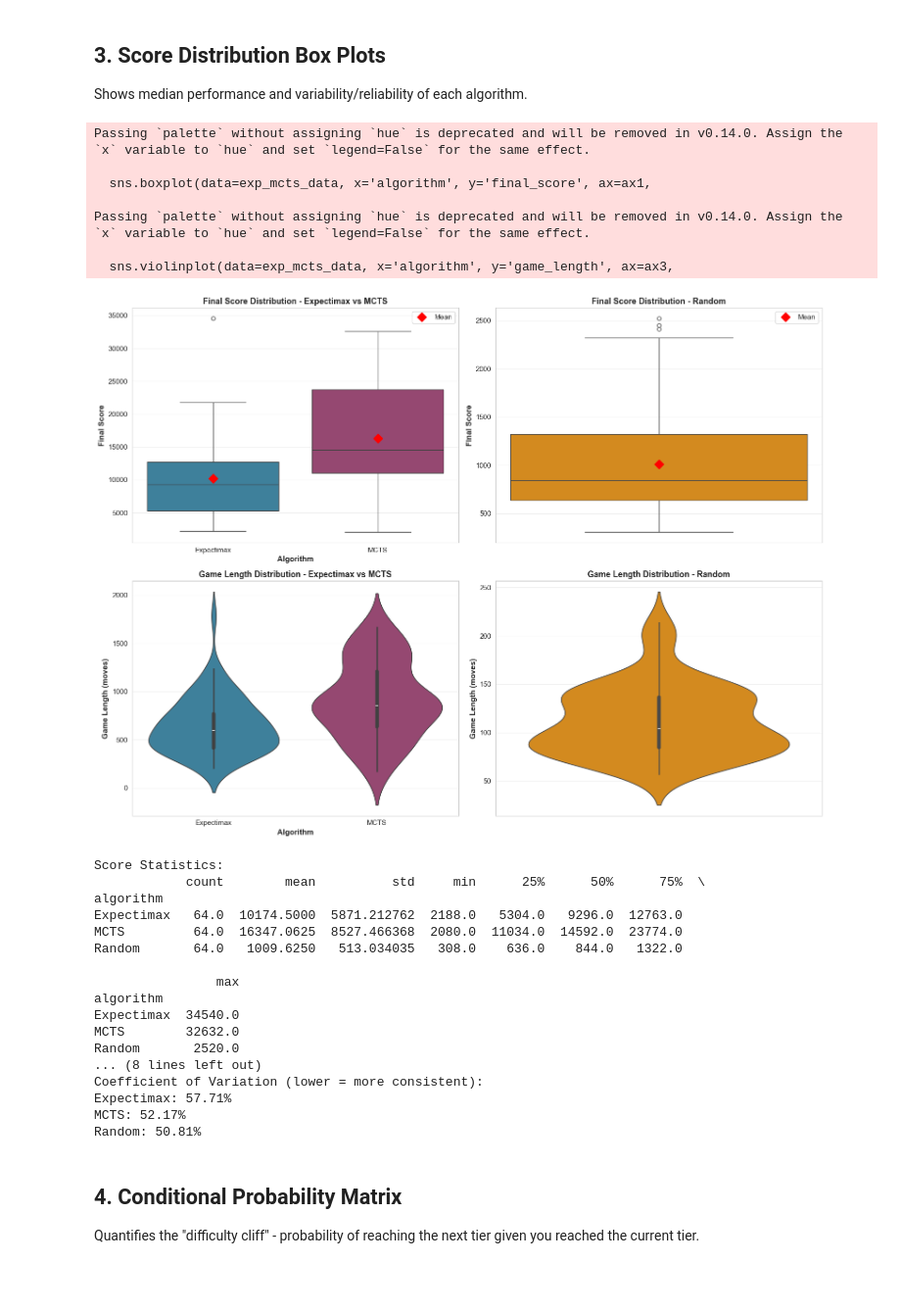
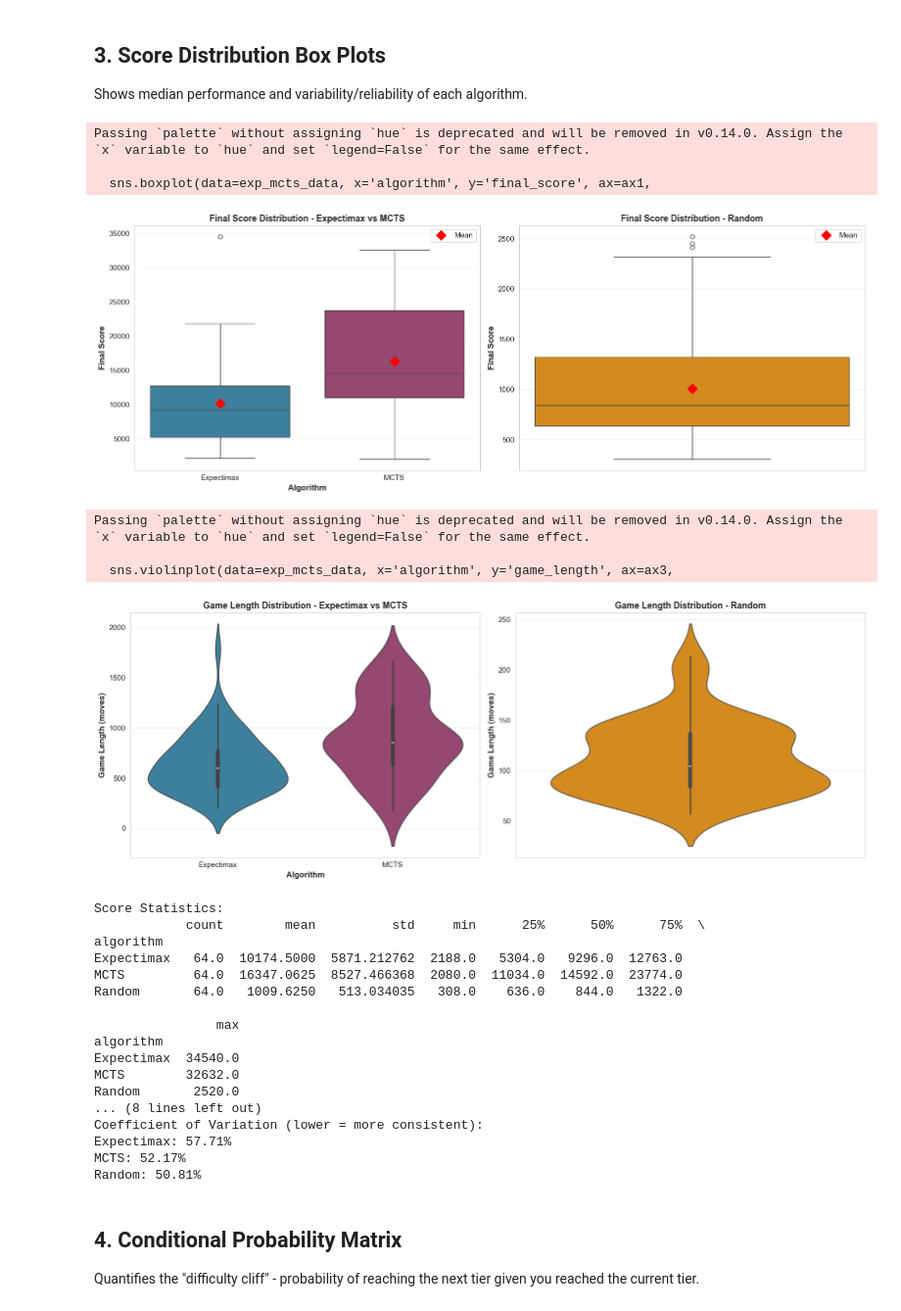
Before and after one commit to jeffTheLandShark/2048-agents, a Jupyter notebook: notebooks/algorithm_comparison.ipynb, the cells around one changed output. Shown at 98% size. Cells and saved outputs as stored; diff of their text form; code cells hidden in the pictures; blank space fills up the shorter version.

Commit message:
Remove GA optimization notebook and update UI script
Deleted the 'ga_optimization.ipynb' notebook and updated 'run_ui.py'. Also updated execution output in 'algorithm_comparison.ipynb'.

```diff
--- a/notebooks/algorithm_comparison.ipynb
+++ b/notebooks/algorithm_comparison.ipynb
@@ -229,9 +229,10 @@ Win Rates (% reaching each tier):
 
 Shows median performance and variability/reliability of each algorithm.
 # %%
-fig, ((ax1, ax2), (ax3, ax4)) = plt.subplots(2, 2, figsize=(16, 12))
+# First graph: Box plots for Final Score
+fig1, (ax1, ax2) = plt.subplots(1, 2, figsize=(16, 6))
 
-# Top Left: Box plot for Expectimax and MCTS
+# Left: Box plot for Expectimax and MCTS
 exp_mcts_data = all_games[all_games['algorithm'].isin(['Expectimax', 'MCTS'])]
 sns.boxplot(data=exp_mcts_data, x='algorithm', y='final_score', ax=ax1,
             palette=['#2E86AB', '#A23B72'], order=['Expectimax', 'MCTS'])
@@ -244,7 +245,7 @@ em_means = exp_mcts_data.groupby('algorithm')['final_score'].mean().reindex(['Ex
 ax1.plot([0, 1], em_means, 'D', color='red', markersize=10, label='Mean', zorder=3)
 ax1.legend()
 
-# Top Right: Box plot for Random only
+# Right: Box plot for Random only
 random_data = all_games[all_games['algorithm'] == 'Random']
 sns.boxplot(data=random_data, y='final_score', ax=ax2, color='#F18F01')
 ax2.set_ylabel('Final Score', fontsize=12, fontweight='bold')
@@ -255,62 +256,68 @@ rand_mean = random_data['final_score'].mean()
 ax2.plot(0, rand_mean, 'D', color='red', markersize=10, label='Mean', zorder=3)
 ax2.legend()
 
-# Bottom Left: Violin plot for Expectimax and MCTS
+plt.tight_layout()
+plt.show()
+
+# Second graph: Violin plots for Game Length
+fig2, (ax3, ax4) = plt.subplots(1, 2, figsize=(16, 6))
+
+# Left: Violin plot for Expectimax and MCTS
 sns.violinplot(data=exp_mcts_data, x='algorithm', y='game_length', ax=ax3,
                palette=['#2E86AB', '#A23B72'], order=['Expectimax', 'MCTS'])
 ax3.set_xlabel('Algorithm', fontsize=12, fontweight='bold')
 ax3.set_ylabel('Game Length (moves)', fontsize=12, fontweight='bold')
 ax3.set_title('Game Length Distribution - Expectimax vs MCTS', fontsize=13, fontweight='bold')
 ax3.grid(axis='y', alpha=0.3)
 
-# Bottom Right: Violin plot for Random only
+# Right: Violin plot for Random only
 sns.violinplot(data=random_data, y='game_length', ax=ax4, color='#F18F01')
 ax4.set_ylabel('Game Length (moves)', fontsize=12, fontweight='bold')
 ax4.set_title('Game Length Distribution - Random', fontsize=13, fontweight='bold')
 ax4.grid(axis='y', alpha=0.3)
 
 plt.tight_layout()
 plt.show()
 
 # Print statistics
 print("\nScore Statistics:")
 print(all_games.groupby('algorithm')['final_score'].describe())
 
 print("\nGame Length Statistics:")
 print(all_games.groupby('algorithm')['game_length'].describe())
 
 # Calculate coefficient of variation (measure of reliability)
 print("\nCoefficient of Variation (lower = more consistent):")
 for algo in ['Expectimax', 'MCTS', 'Random']:
     data = all_games[all_games['algorithm'] == algo]['final_score']
     cv = (data.std() / data.mean()) * 100
     print(f"{algo}: {cv:.2f}%")
 # %% [output]
 Passing `palette` without assigning `hue` is deprecated and will be removed in v0.14.0. Assign the `x` variable to `hue` and set `legend=False` for the same effect.
 
   sns.boxplot(data=exp_mcts_data, x='algorithm', y='final_score', ax=ax1,
-
-Passing `palette` without assigning `hue` is deprecated and will be removed in v0.14.0. Assign the `x` variable to `hue` and set `legend=False` for the same effect.
-
-  sns.violinplot(data=exp_mcts_data, x='algorithm', y='game_length', ax=ax3,
-[figure, old version]
+[figure, new version]
-Score Statistics:
-            count        mean          std     min      25%      50%      75%  \
-algorithm
-Expectimax   64.0  10174.5000  5871.212762  2188.0   5304.0   9296.0  12763.0
-MCTS         64.0  16347.0625  8527.466368  2080.0  11034.0  14592.0  23774.0
-Random       64.0   1009.6250   513.034035   308.0    636.0    844.0   1322.0
+Passing `palette` without assigning `hue` is deprecated and will be removed in v0.14.0. Assign the `x` variable to `hue` and set `legend=False` for the same effect.
 
-                max
-algorithm
-Expectimax  34540.0
-MCTS        32632.0
-Random       2520.0
-... (8 lines left out)
-Coefficient of Variation (lower = more consistent):
-Expectimax: 57.71%
-MCTS: 52.17%
-Random: 50.81%
+  sns.violinplot(data=exp_mcts_data, x='algorithm', y='game_length', ax=ax3,
+[figure, added]
+Score Statistics:
+            count        mean          std     min      25%      50%      75%  \
+algorithm
+Expectimax   64.0  10174.5000  5871.212762  2188.0   5304.0   9296.0  12763.0
+MCTS         64.0  16347.0625  8527.466368  2080.0  11034.0  14592.0  23774.0
+Random       64.0   1009.6250   513.034035   308.0    636.0    844.0   1322.0
+
+                max
+algorithm
+Expectimax  34540.0
+MCTS        32632.0
+Random       2520.0
+... (8 lines left out)
+Coefficient of Variation (lower = more consistent):
+Expectimax: 57.71%
+MCTS: 52.17%
+Random: 50.81%
 # %% [markdown]
 ## 4. Conditional Probability Matrix
 
```
Also changed, not shown: parts of 1 cell of this notebook, 2 other files.
